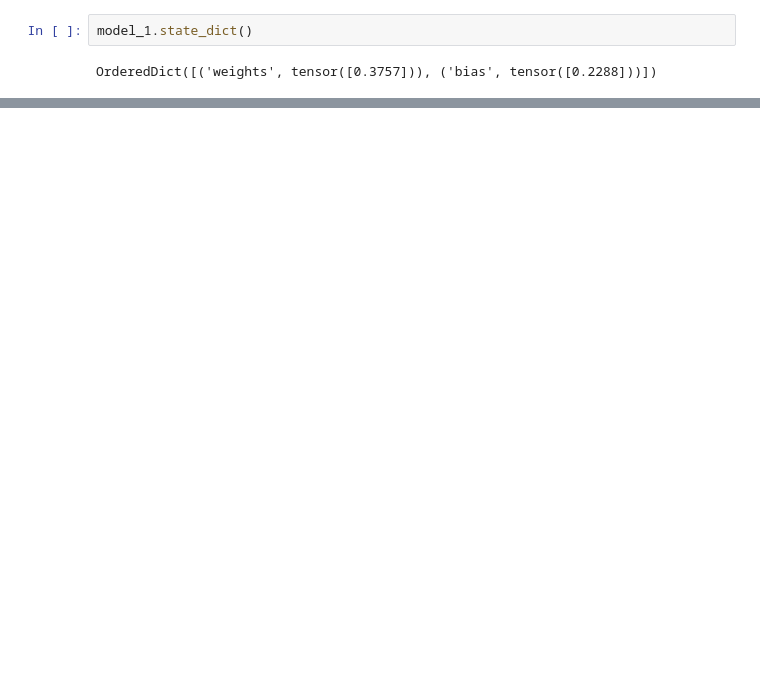
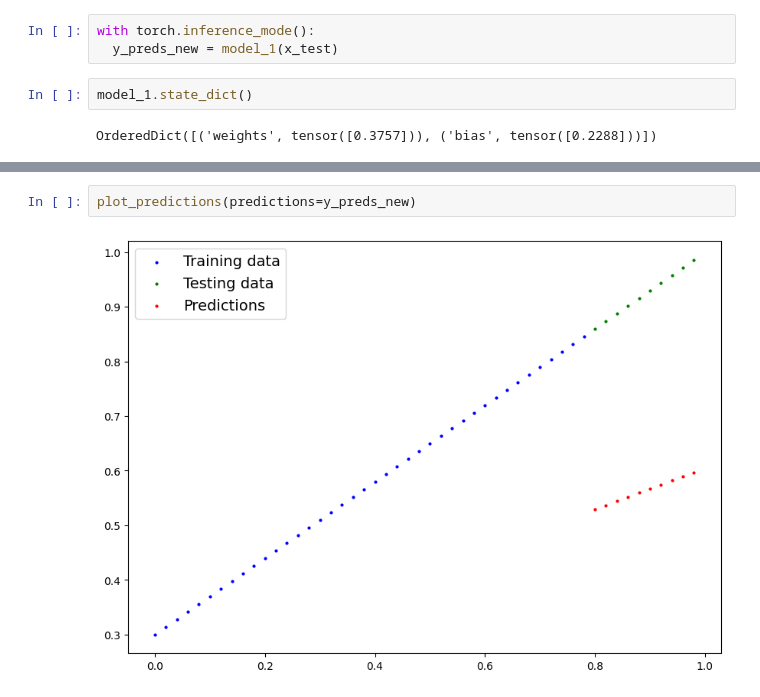
Before and after one commit to krishjoshi7/Pytorch-, a Jupyter notebook: Pytorch_Workflow.ipynb, the cells around one changed output, grey strips where cells are left out. Cells and saved outputs as stored; diff of their text form; blank space fills up the shorter version.

```diff
--- a/Pytorch_Workflow.ipynb
+++ b/Pytorch_Workflow.ipynb
@@ -430,6 +430,9 @@ For the training loop, we'll build the following steps:
 > * Step the optimizer (`optimizer.step()`) *after* performing backpropagation on the loss (`loss.backward()`).
 
 For resources to help understand what's happening behind the scenes with backpropagation and gradient descent, see the extra-curriculum section.
+# %%
+with torch.inference_mode():
+  y_preds_new = model_1(x_test)
 # %%
 model_1.state_dict()
 # %% [output]
@@ -436,0 +444,4 @@ OrderedDict([('weights', tensor([0.3757])), ('bias', tensor([0.2288]))])
+# %%
+plot_predictions(predictions=y_preds_new)
+# %% [output]
+[figure, added]
```
Also changed, not shown: parts of 1 cell of this notebook.
